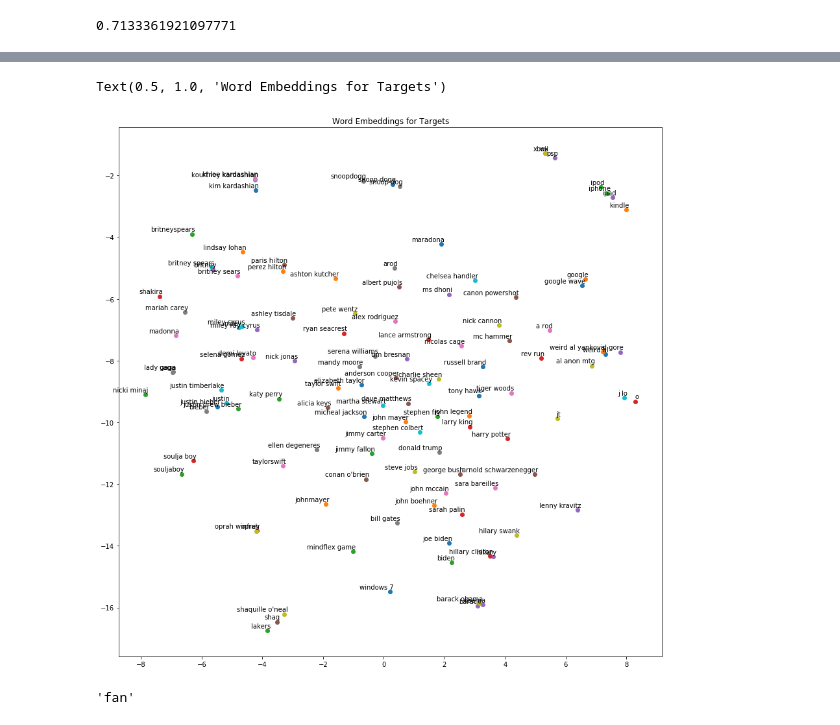
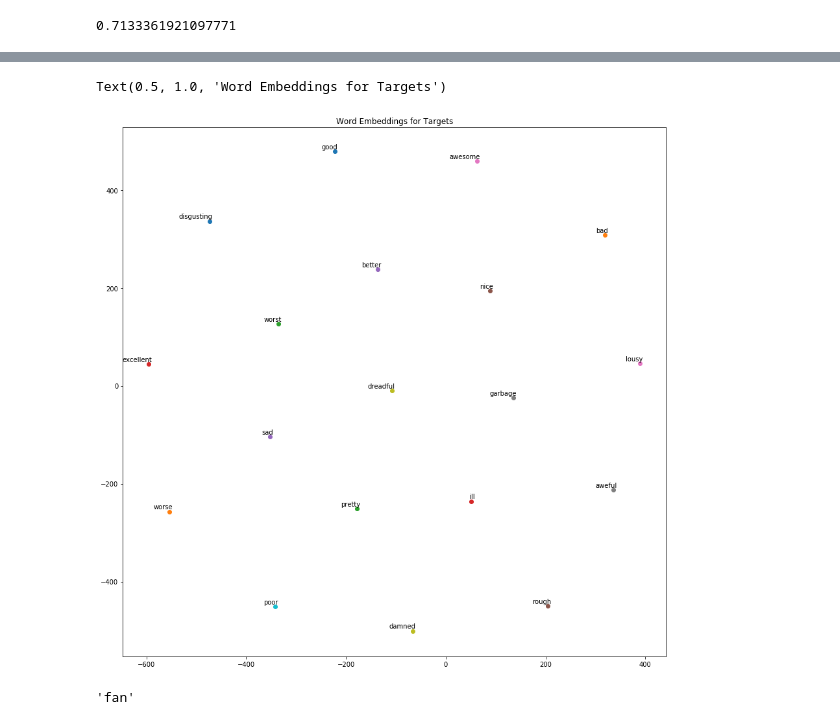
Before and after one commit to richardsun-voyager/SA-Sent, a Jupyter notebook: data_handler.ipynb, the cells around one changed output, grey strips where cells are left out. Saved outputs shown, nothing was run; the diff lists cells and outputs as text; code cells hidden in the pictures.

```diff
--- a/data_handler.ipynb
+++ b/data_handler.ipynb
@@ -626,0 +655,3 @@ parsed_sent.leaves()
+# %%
+labels = [item[2] for item in train_data1]
+np.unique(labels, return_counts=True)
@@ -670,9 +762,9 @@ from backup.configs.config_crf_glove import config
 # %%
 args = config
 dr = data_reader(args)
-train_data = dr.load_data('data/tweets_mask_target/new_train.pkl')
-valid_data = dr.load_data('data/tweets_mask_target/new_dev.pkl')
-test_data = dr.load_data('data/tweets_mask_target/new_test.pkl')
+train_data = dr.load_data('data/mitchell/train.pkl')
+valid_data = dr.load_data('data/mitchell/valid.pkl')
+test_data = dr.load_data('data/mitchell/test.1.csv.pkl')
 print("Training Samples: {}".format(len(train_data)))
 print("Validating Samples: {}".format(len(valid_data)))
 print("Testing Samples: {}".format(len(test_data)))
@@ -984,9 +1081,12 @@ def load_pretrained_word_emb(file_path):
     return word_emb, vocab_words
 # %%
 word_emb, vocab_words = load_pretrained_word_emb('../data/glove.840B.300d.txt')
+# %%
+adjectives = ['good', 'bad', 'pretty', 'excellent', 'better', 'nice', 'awesome', 'aweful', 'damned', 'poor',
+              'disgusting', 'worse', 'worst', 'ill', 'sad', 'rough', 'lousy', 'garbage', 'dreadful']
 # %%
 tgt_emb = []
-for tgt in all_targets:
+for tgt in adjectives:
     w_e = np.zeros(300)
     for w in tgt.split():
         w_e += word_emb[w]
@@ -1004,21 +1104,21 @@ two_d_embeddings = tsne.fit_transform(tgt_emb)
 # %%
 from matplotlib import pyplot as plt
 %matplotlib inline
 def plot(embeddings, labels):
   assert embeddings.shape[0] >= len(labels), 'More labels than embeddings'
   plt.figure(figsize=(15,15))  # in inches
   for i, label in enumerate(labels):
     x, y = embeddings[i,:]
     plt.scatter(x, y)
     plt.annotate(label, xy=(x, y), xytext=(5, 2), textcoords='offset points',
                    ha='right', va='bottom')
 
-words = all_targets
+words = adjectives
 plot(two_d_embeddings, words)
 plt.title('Word Embeddings for Targets')
 # %% [output]
 Text(0.5, 1.0, 'Word Embeddings for Targets')
-[figure, old version]
+[figure, new version]
 # %%
 from sklearn.metrics import confusion_matrix, f1_score, recall_score, precision_score, accuracy_score
 # %%
```
Also changed, not shown: parts of 61 cells of this notebook, 45 other files.
